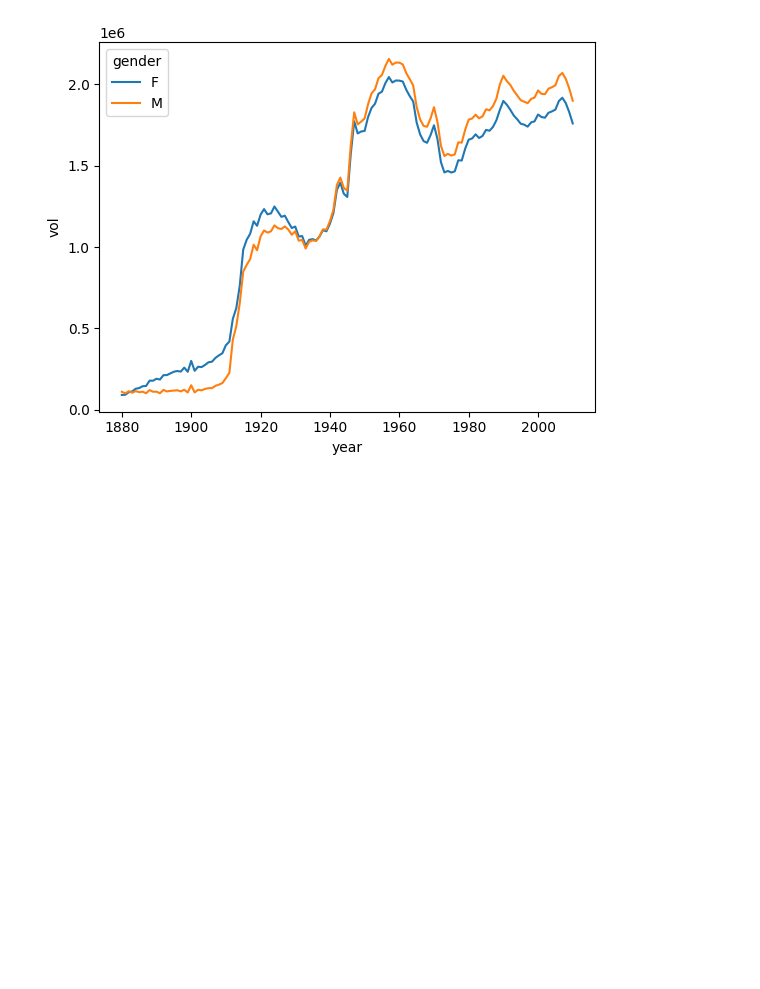
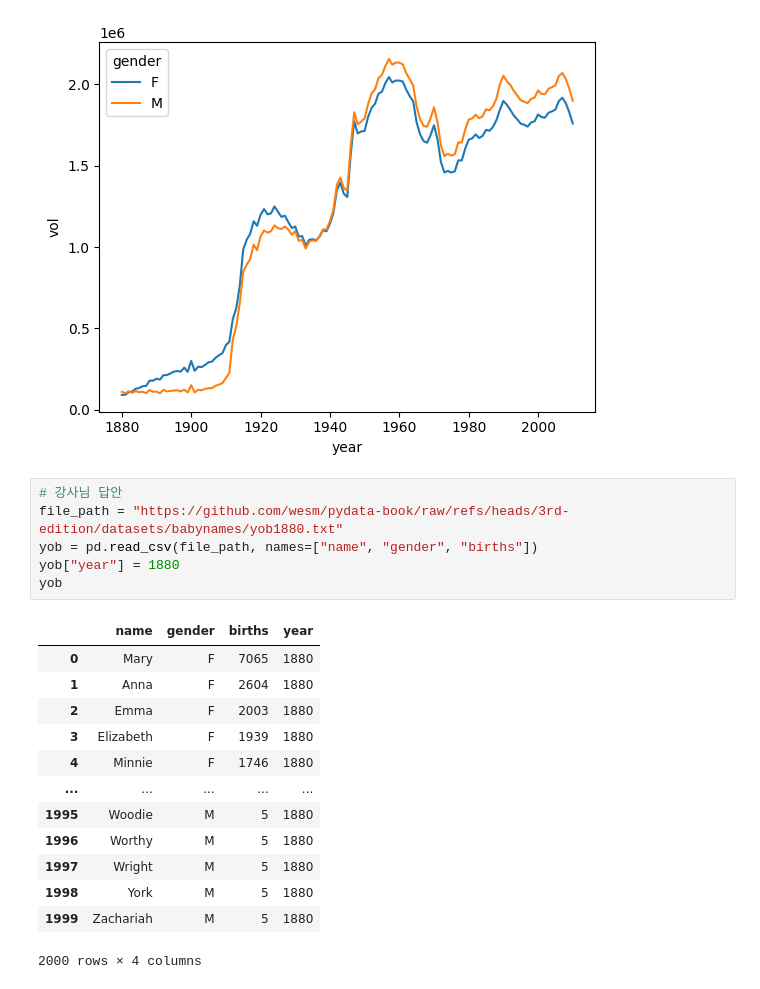
Before and after one commit to YounJJ/202511_BD53, a Jupyter notebook: lab_python/da10_merge.ipynb, the cells around one changed output. Drawn from its saved outputs; the diff is of its cells as text; blank space fills up the shorter version.

```diff
--- a/lab_python/da10_merge.ipynb
+++ b/lab_python/da10_merge.ipynb
@@ -926,3 +919,23 @@ sns.lineplot(data=names, x="year", y="vol", hue="gender", estimator="sum", error
 plt.show()
 # %% [output]
 [figure]
+# %%
+# 강사님 답안
+file_path = "https://github.com/wesm/pydata-book/raw/refs/heads/3rd-edition/datasets/babynames/yob1880.txt"
+yob = pd.read_csv(file_path, names=["name", "gender", "births"])
+yob["year"] = 1880
+yob
+# %% [output]
+|  | name | gender | births | year |
+| 0 | Mary | F | 7065 | 1880 |
+| 1 | Anna | F | 2604 | 1880 |
+| 2 | Emma | F | 2003 | 1880 |
+| 3 | Elizabeth | F | 1939 | 1880 |
+| 4 | Minnie | F | 1746 | 1880 |
+| ... | ... | ... | ... | ... |
+| 1995 | Woodie | M | 5 | 1880 |
+| 1996 | Worthy | M | 5 | 1880 |
+| 1997 | Wright | M | 5 | 1880 |
+| 1998 | York | M | 5 | 1880 |
+| 1999 | Zachariah | M | 5 | 1880 |
+2000 rows × 4 columns
```
Also changed, not shown: parts of 16 cells of this notebook.
